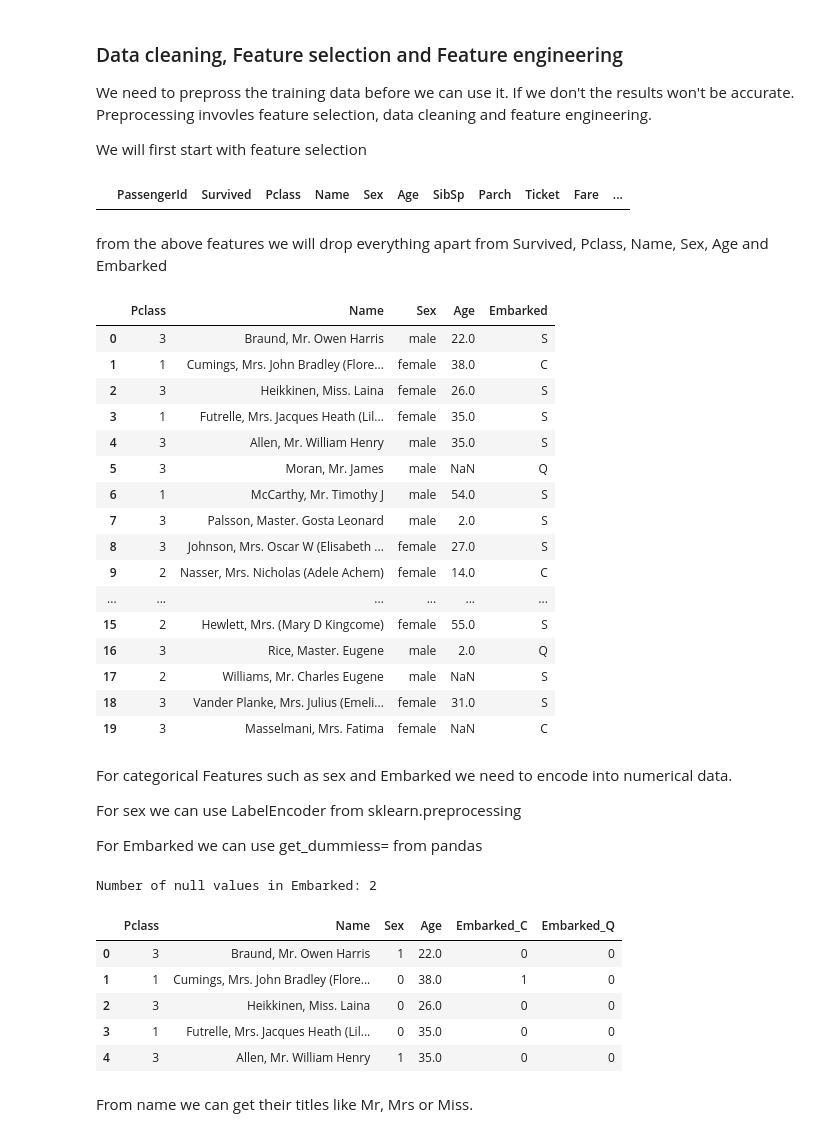
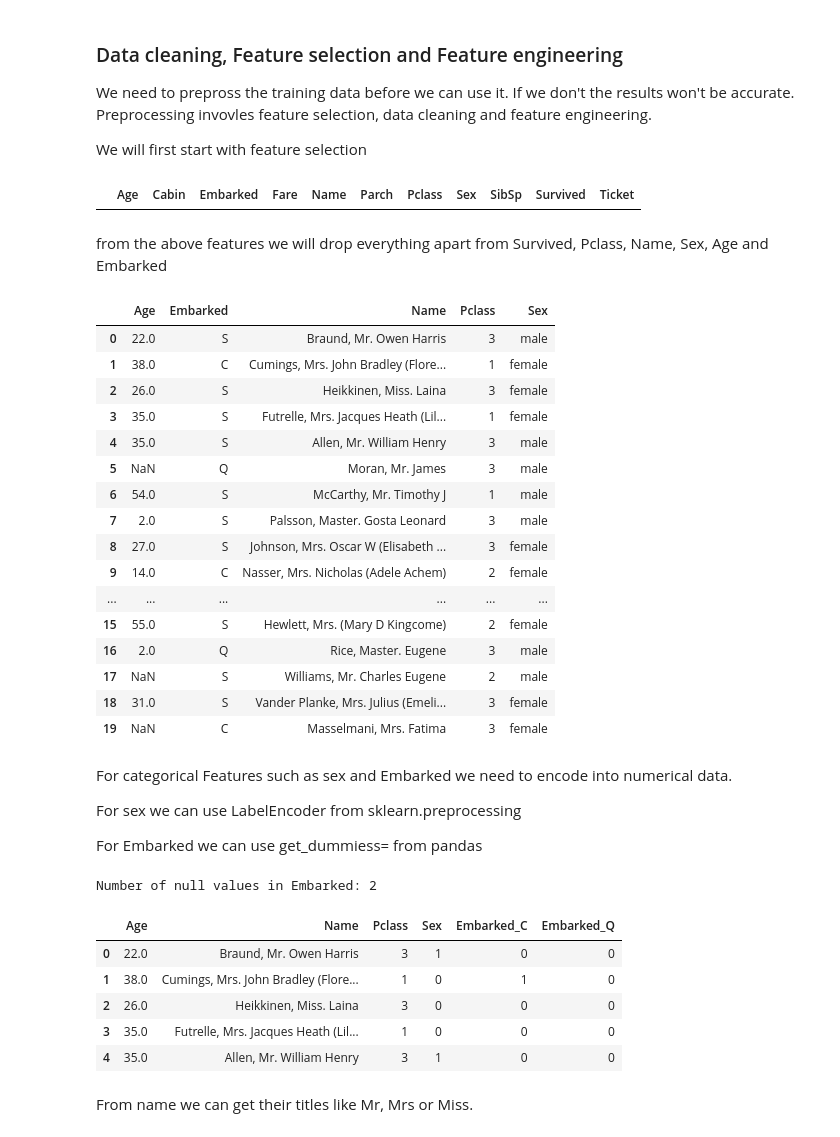
Before and after one commit to muokicaleb/Titanic, a Jupyter notebook: Titanic.ipynb, the cells around one changed output. Saved outputs shown, nothing was run; the diff lists cells and outputs as text; code cells hidden in the pictures.

```diff
--- a/Titanic.ipynb
+++ b/Titanic.ipynb
@@ -33,5 +33,10 @@ warnings.filterwarnings('ignore')
 <p>We first load the data using pands read_csv() function that places them into a dataframe. It is key to note that we also combine the train and test datasets which we will use later</p>
 <p>It would also be important to print the column values so as to know the features of data we are dealing with.</p>
 # %%
-dataset = pd.read_csv("train.csv")
+dataset1 = pd.read_csv("train.csv")
+dataset2 = pd.read_csv("test.csv")
+# %%
+dataset = dataset1.append(dataset2)
+dataset.reset_index(inplace=True)
+dataset.drop(['index', 'PassengerId'], inplace=True, axis=1)
 # %% [markdown]
@@ -132,33 +155,33 @@ Percentage of Embark Q that survived: 39.0 %
 # %%
 dataset.head(0)
 # %% [output]
-|  | PassengerId | Survived | Pclass | Name | Sex | Age | SibSp | Parch | Ticket | Fare | ... |
+|  | Age | Cabin | Embarked | Fare | Name | Parch | Pclass | Sex | SibSp | Survived | Ticket |
 # %% [markdown]
 <p>from the above features we will drop everything apart from  Survived, Pclass, Name, Sex, Age and Embarked</p>
 # %%
-X = dataset.drop(['PassengerId','Cabin','Ticket','Fare', 'Parch', 'SibSp'], axis=1)
+X = dataset.drop(['Cabin','Ticket','Fare', 'Parch', 'SibSp'], axis=1)
 y = X.Survived                       # vector of labels (dependent variable)
 X=X.drop(['Survived'], axis=1)       # remove the dependent variable from the dataframe X
 
 X.head(20)
 # %% [output]
-|  | Pclass | Name | Sex | Age | Embarked |
-| 0 | 3 | Braund, Mr. Owen Harris | male | 22.0 | S |
-| 1 | 1 | Cumings, Mrs. John Bradley (Flore... | female | 38.0 | C |
-| 2 | 3 | Heikkinen, Miss. Laina | female | 26.0 | S |
-| 3 | 1 | Futrelle, Mrs. Jacques Heath (Lil... | female | 35.0 | S |
-| 4 | 3 | Allen, Mr. William Henry | male | 35.0 | S |
-| 5 | 3 | Moran, Mr. James | male | NaN | Q |
-| 6 | 1 | McCarthy, Mr. Timothy J | male | 54.0 | S |
-| 7 | 3 | Palsson, Master. Gosta Leonard | male | 2.0 | S |
-| 8 | 3 | Johnson, Mrs. Oscar W (Elisabeth ... | female | 27.0 | S |
-| 9 | 2 | Nasser, Mrs. Nicholas (Adele Achem) | female | 14.0 | C |
+|  | Age | Embarked | Name | Pclass | Sex |
+| 0 | 22.0 | S | Braund, Mr. Owen Harris | 3 | male |
+| 1 | 38.0 | C | Cumings, Mrs. John Bradley (Flore... | 1 | female |
+| 2 | 26.0 | S | Heikkinen, Miss. Laina | 3 | female |
+| 3 | 35.0 | S | Futrelle, Mrs. Jacques Heath (Lil... | 1 | female |
+| 4 | 35.0 | S | Allen, Mr. William Henry | 3 | male |
+| 5 | NaN | Q | Moran, Mr. James | 3 | male |
+| 6 | 54.0 | S | McCarthy, Mr. Timothy J | 1 | male |
+| 7 | 2.0 | S | Palsson, Master. Gosta Leonard | 3 | male |
+| 8 | 27.0 | S | Johnson, Mrs. Oscar W (Elisabeth ... | 3 | female |
+| 9 | 14.0 | C | Nasser, Mrs. Nicholas (Adele Achem) | 2 | female |
 | ... | ... | ... | ... | ... | ... |
-| 15 | 2 | Hewlett, Mrs. (Mary D Kingcome) | female | 55.0 | S |
-| 16 | 3 | Rice, Master. Eugene | male | 2.0 | Q |
-| 17 | 2 | Williams, Mr. Charles Eugene | male | NaN | S |
-| 18 | 3 | Vander Planke, Mrs. Julius (Emeli... | female | 31.0 | S |
-| 19 | 3 | Masselmani, Mrs. Fatima | female | NaN | C |
+| 15 | 55.0 | S | Hewlett, Mrs. (Mary D Kingcome) | 2 | female |
+| 16 | 2.0 | Q | Rice, Master. Eugene | 3 | male |
+| 17 | NaN | S | Williams, Mr. Charles Eugene | 2 | male |
+| 18 | 31.0 | S | Vander Planke, Mrs. Julius (Emeli... | 3 | female |
+| 19 | NaN | C | Masselmani, Mrs. Fatima | 3 | female |
 # %% [markdown]
 <p>For categorical Features such as sex and Embarked we need to encode into numerical data.</p>
 <p>For sex we can use LabelEncoder from sklearn.preprocessing</p>
@@ -187,12 +210,12 @@ X = X.drop(['Embarked_S'], axis=1)
 X.head()
 # %% [output]
 Number of null values in Embarked: 2
-|  | Pclass | Name | Sex | Age | Embarked_C | Embarked_Q |
-| 0 | 3 | Braund, Mr. Owen Harris | 1 | 22.0 | 0 | 0 |
-| 1 | 1 | Cumings, Mrs. John Bradley (Flore... | 0 | 38.0 | 1 | 0 |
-| 2 | 3 | Heikkinen, Miss. Laina | 0 | 26.0 | 0 | 0 |
-| 3 | 1 | Futrelle, Mrs. Jacques Heath (Lil... | 0 | 35.0 | 0 | 0 |
-| 4 | 3 | Allen, Mr. William Henry | 1 | 35.0 | 0 | 0 |
+|  | Age | Name | Pclass | Sex | Embarked_C | Embarked_Q |
+| 0 | 22.0 | Braund, Mr. Owen Harris | 3 | 1 | 0 | 0 |
+| 1 | 38.0 | Cumings, Mrs. John Bradley (Flore... | 1 | 0 | 1 | 0 |
+| 2 | 26.0 | Heikkinen, Miss. Laina | 3 | 0 | 0 | 0 |
+| 3 | 35.0 | Futrelle, Mrs. Jacques Heath (Lil... | 1 | 0 | 0 | 0 |
+| 4 | 35.0 | Allen, Mr. William Henry | 3 | 1 | 0 | 0 |
 # %% [markdown]
 <p>From name we can get their titles like Mr, Mrs or Miss.</p>
 # %%
```
Also changed, not shown: parts of 8 cells of this notebook.
